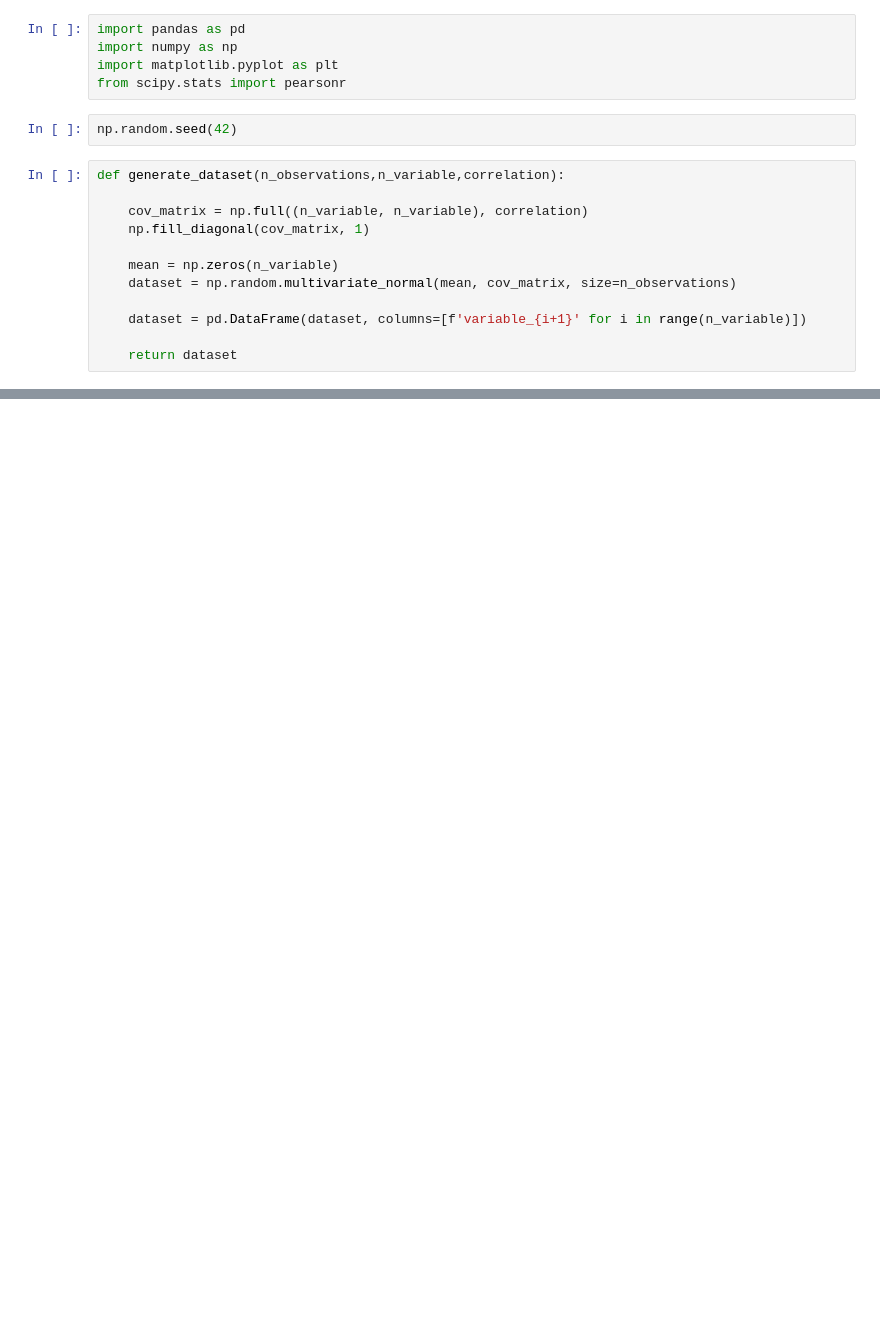
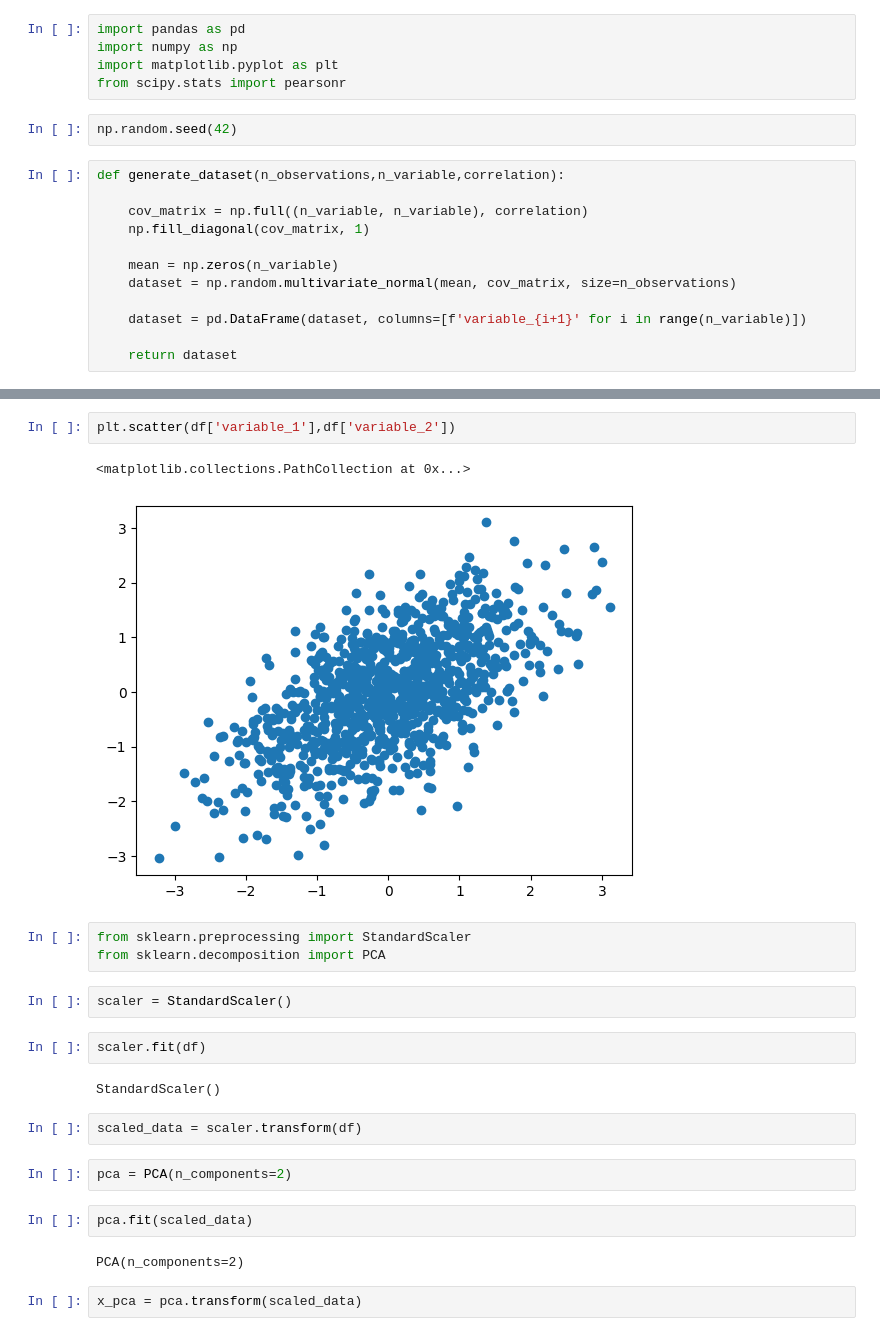
Before and after one commit to depa-tto/Thesis, a Jupyter notebook: attempt.ipynb, the cells around one changed output, grey strips where cells are left out. Cells and saved outputs as stored; diff of their text form; blank space fills up the shorter version.

```diff
--- a/attempt.ipynb
+++ b/attempt.ipynb
@@ -43,0 +54,24 @@ correlation: 0.51, p-value: 0.0000
+# %%
+plt.scatter(df['variable_1'],df['variable_2'])
+# %% [output]
+<matplotlib.collections.PathCollection at 0x...>
+[figure, added]
+# %%
+from sklearn.preprocessing import StandardScaler
+from sklearn.decomposition import PCA
+# %%
+scaler = StandardScaler()
+# %%
+scaler.fit(df)
+# %% [output]
+StandardScaler()
+# %%
+scaled_data = scaler.transform(df)
+# %%
+pca = PCA(n_components=2)
+# %%
+pca.fit(scaled_data)
+# %% [output]
+PCA(n_components=2)
+# %%
+x_pca = pca.transform(scaled_data)
```
Also changed, not shown: parts of 8 cells of this notebook.
